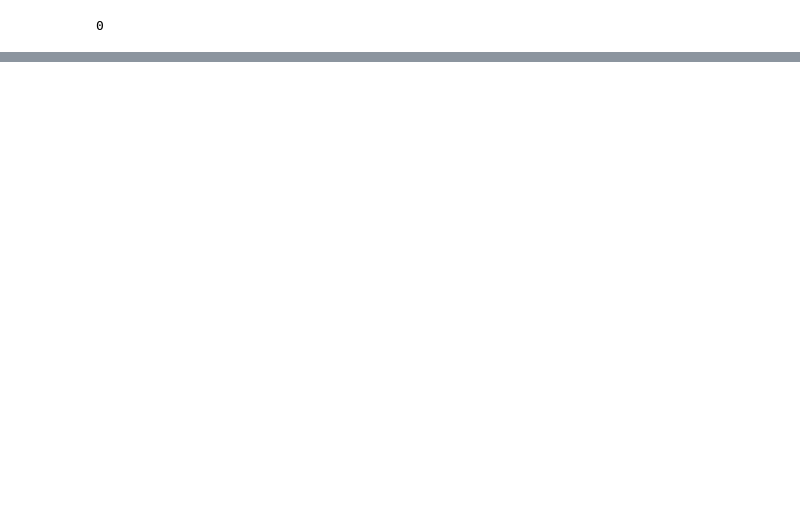
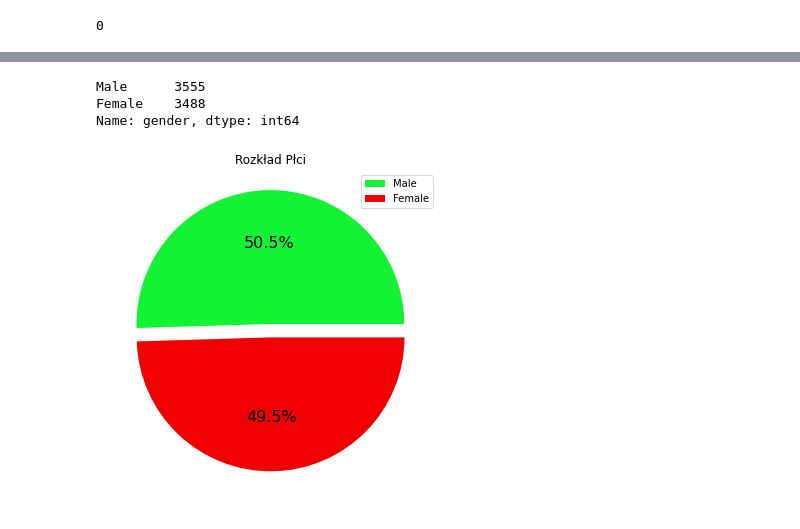
Before and after one commit to MateuszALK/PYPLOT_CASESTUDY, a Jupyter notebook: CASESTUDY.ipynb, the cells around one changed output, grey strips where cells are left out. Saved outputs shown, nothing was run; the diff lists cells and outputs as text; code cells hidden in the pictures; blank space fills up the shorter version.

```diff
--- a/CASESTUDY.ipynb
+++ b/CASESTUDY.ipynb
@@ -138,0 +163,16 @@ df.isnull().sum().sum()
+# %%
+plt.figure(figsize=(6,8))
+df.gender.value_counts().plot(kind='pie', fontsize=16,colors=['#13f333','#f00000']
+                             , explode=[0.1,0]
+                            , shadow=False
+                            ,autopct='%1.1f%%'
+                             ,labels=['',''])
+plt.legend(['Male','Female'])
+plt.ylabel('')
+plt.title('Rozkład Płci')
+print(df.gender.value_counts())
+# %% [output]
+Male      3555
+Female    3488
+Name: gender, dtype: int64
+[figure, added]
```
Also changed, not shown: parts of 5 cells of this notebook.
